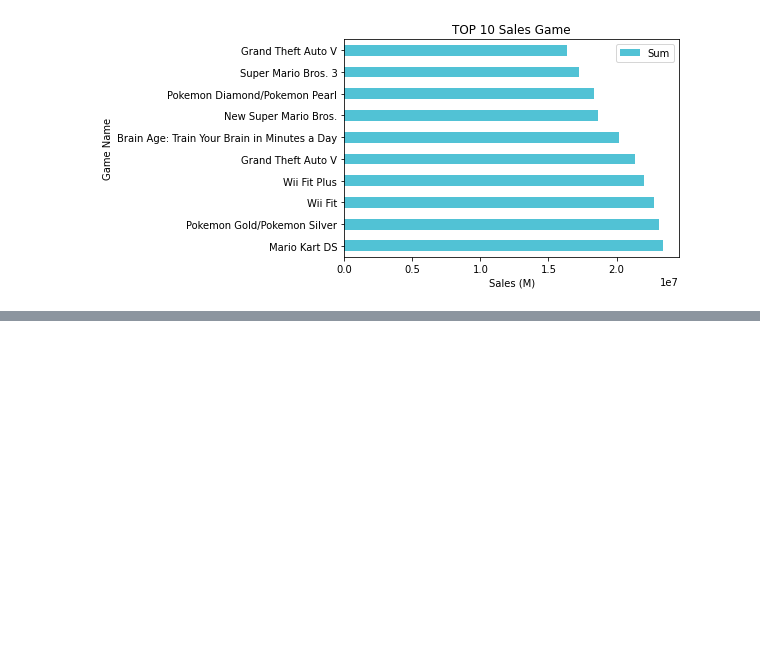
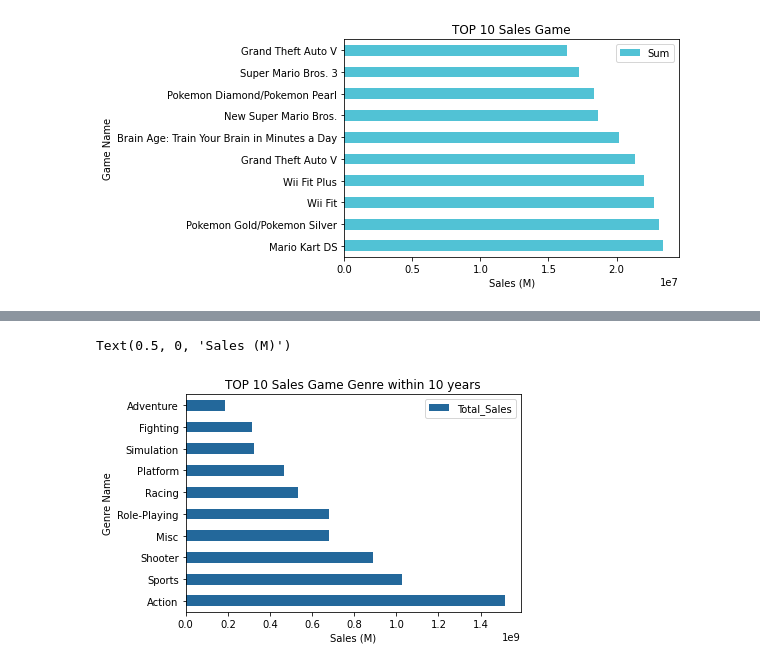
Before and after one commit to threegenie/vgames_project, a Jupyter notebook: game_data.ipynb, the cells around one changed output, grey strips where cells are left out. Drawn from its saved outputs; the diff is of its cells as text; code cells hidden in the pictures; blank space fills up the shorter version.

```diff
--- a/game_data.ipynb
+++ b/game_data.ipynb
@@ -416,0 +427,18 @@ ys_10
+# %%
+#최근 10년간 매출 상위 10이었던 장르
+ys_gr = df[['Year','Genre','NA_Sales','EU_Sales','JP_Sales','Other_Sales']]
+ys_gr['Total_Sales'] = ys_gr.sum(axis=1)
+ys_gr = ys_gr.drop(['NA_Sales','EU_Sales','JP_Sales','Other_Sales'],axis=1)
+ys_gr = ys_gr.loc[ys_gr['Year']>=2000,:]
+ys_gr.set_index('Genre')
+ys_gr = ys_gr.groupby('Genre').sum()
+ys_gr = ys_gr.sort_values(by='Total_Sales',ascending=False)
+ys_gr = ys_gr.drop('Year',axis=1)
+ys_gr = ys_gr[0:10]
+ys_gr.plot(kind='barh',color='#23689b')
+plt.title('TOP 10 Sales Game Genre within 10 years')
+plt.ylabel('Genre Name')
+plt.xlabel('Sales (M)')
+# %% [output]
+Text(0.5, 0, 'Sales (M)')
+[figure, added]
```
Also changed, not shown: parts of 2 cells of this notebook.
